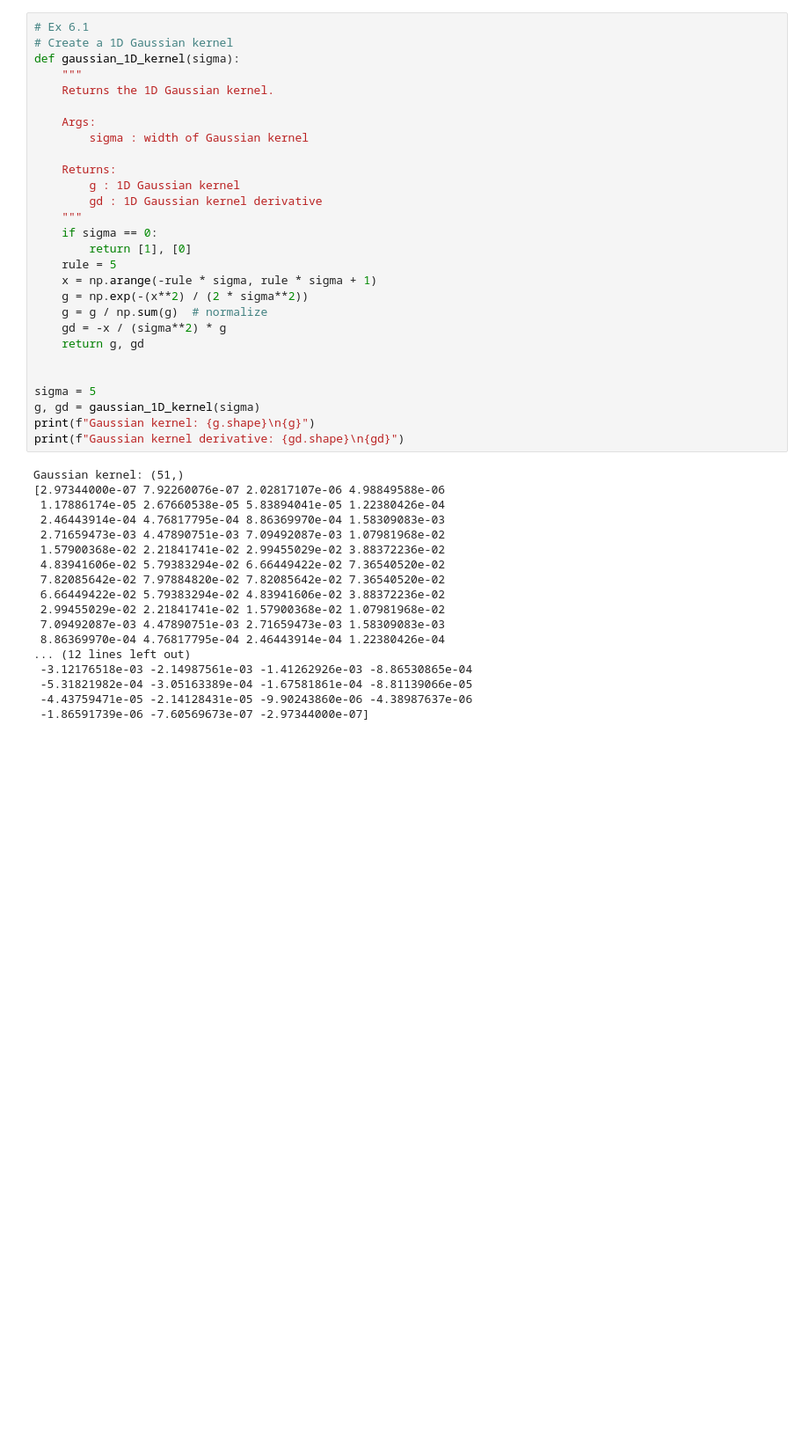
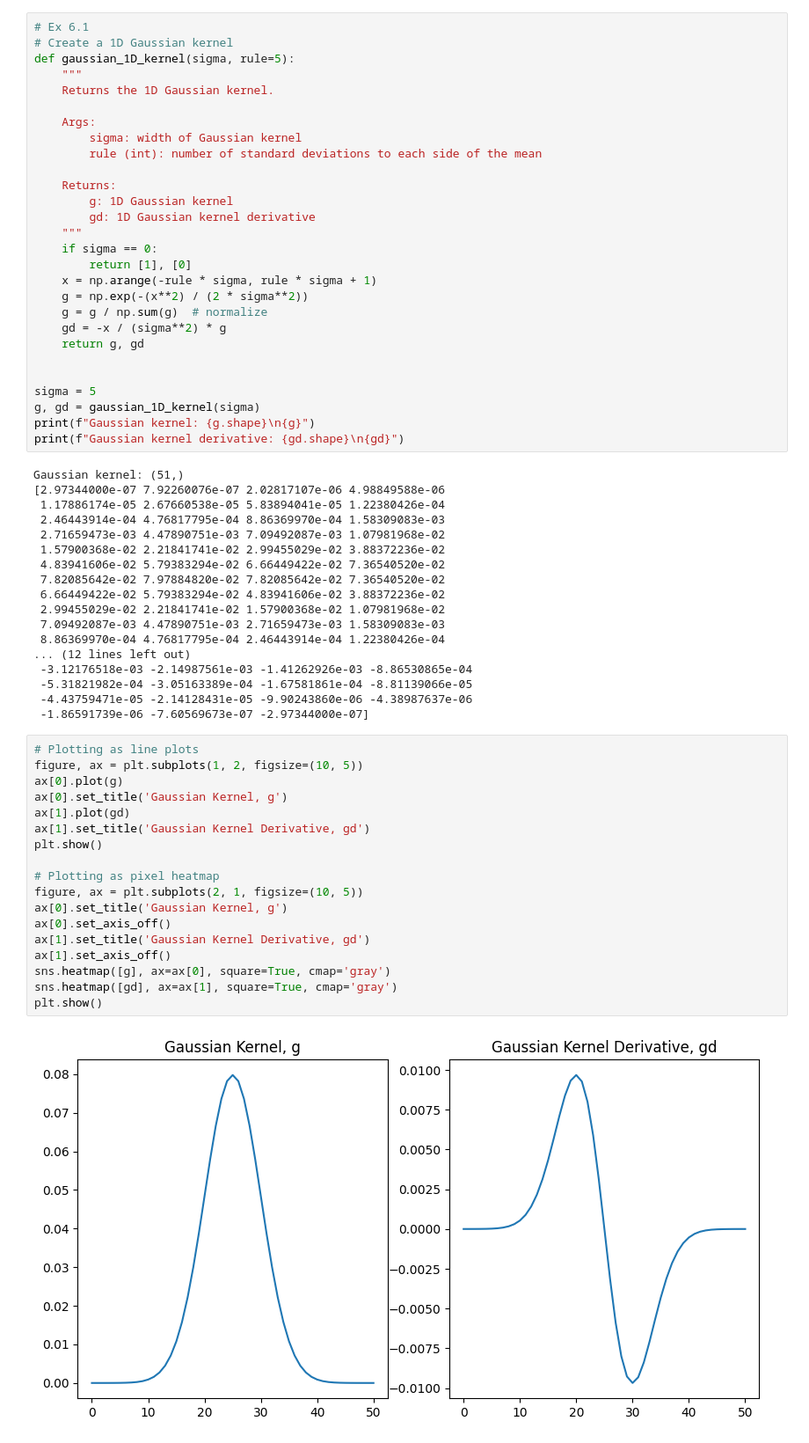
Before and after one commit to yufanana/ComputerVision02504, a Jupyter notebook: notebooks/ex6.ipynb, the cells around one changed output. Shown at 88% size. Drawn from its saved outputs; the diff is of its cells as text; blank space fills up the shorter version.

```diff
--- a/notebooks/ex6.ipynb
+++ b/notebooks/ex6.ipynb
@@ -7,20 +8,20 @@ import matplotlib.pyplot as plt
 # %%
 # Ex 6.1
 # Create a 1D Gaussian kernel
-def gaussian_1D_kernel(sigma):
+def gaussian_1D_kernel(sigma, rule=5):
     """
     Returns the 1D Gaussian kernel.
 
     Args:
-        sigma : width of Gaussian kernel
+        sigma: width of Gaussian kernel
+        rule (int): number of standard deviations to each side of the mean
 
     Returns:
-        g : 1D Gaussian kernel
-        gd : 1D Gaussian kernel derivative
+        g: 1D Gaussian kernel
+        gd: 1D Gaussian kernel derivative
     """
     if sigma == 0:
         return [1], [0]
-    rule = 5
     x = np.arange(-rule * sigma, rule * sigma + 1)
     g = np.exp(-(x**2) / (2 * sigma**2))
     g = g / np.sum(g)  # normalize
@@ -50,3 +51,23 @@ Gaussian kernel: (51,)
  -5.31821982e-04 -3.05163389e-04 -1.67581861e-04 -8.81139066e-05
  -4.43759471e-05 -2.14128431e-05 -9.90243860e-06 -4.38987637e-06
  -1.86591739e-06 -7.60569673e-07 -2.97344000e-07]
+# %%
+# Plotting as line plots
+figure, ax = plt.subplots(1, 2, figsize=(10, 5))
+ax[0].plot(g)
+ax[0].set_title('Gaussian Kernel, g')
+ax[1].plot(gd)
+ax[1].set_title('Gaussian Kernel Derivative, gd')
+plt.show()
+
+# Plotting as pixel heatmap
+figure, ax = plt.subplots(2, 1, figsize=(10, 5))
+ax[0].set_title('Gaussian Kernel, g')
+ax[0].set_axis_off()
+ax[1].set_title('Gaussian Kernel Derivative, gd')
+ax[1].set_axis_off()
+sns.heatmap([g], ax=ax[0], square=True, cmap='gray')
+sns.heatmap([gd], ax=ax[1], square=True, cmap='gray')
+plt.show()
+# %% [output]
+[figure, added]
```
Also changed, not shown: parts of 4 cells of this notebook, 3 other files.
